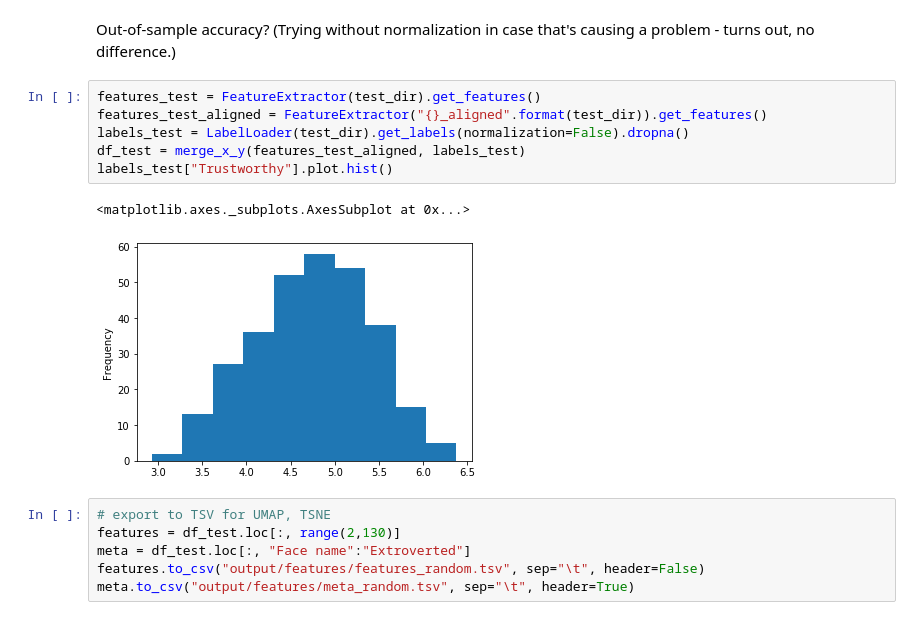
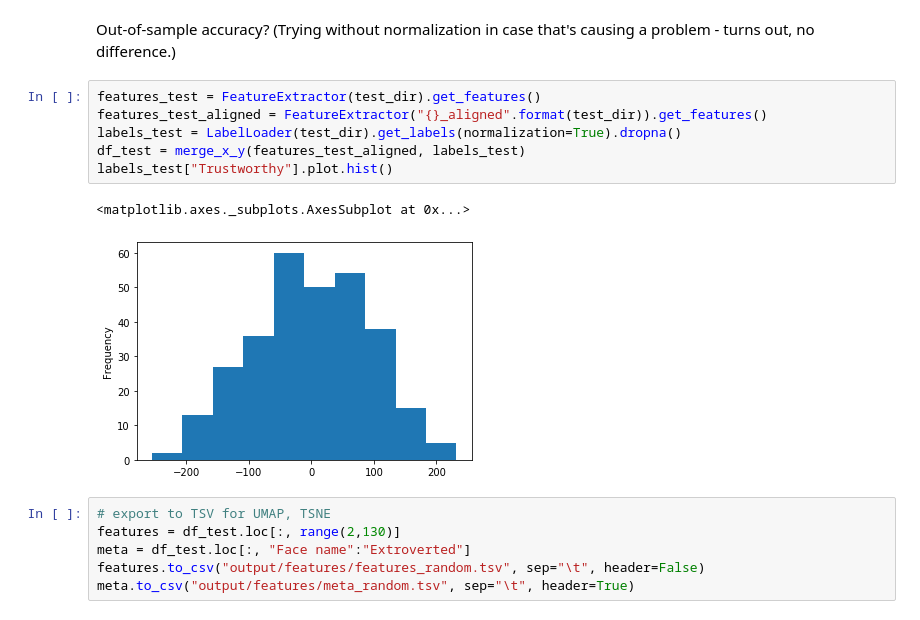
Before and after one commit to ryansteed/learning-appearance-bias, a Jupyter notebook: notebooks/feature-analysis.ipynb, the cells around one changed output. Cells and saved outputs as stored; diff of their text form.

```diff
--- a/notebooks/feature-analysis.ipynb
+++ b/notebooks/feature-analysis.ipynb
@@ -213,12 +245,12 @@ Out-of-sample accuracy?
 # %%
 features_test = FeatureExtractor(test_dir).get_features()
 features_test_aligned = FeatureExtractor("{}_aligned".format(test_dir)).get_features()
-labels_test = LabelLoader(test_dir).get_labels(normalization=False).dropna()
+labels_test = LabelLoader(test_dir).get_labels(normalization=True).dropna()
 df_test = merge_x_y(features_test_aligned, labels_test)
 labels_test["Trustworthy"].plot.hist()
 # %% [output]
 <matplotlib.axes._subplots.AxesSubplot at 0x...>
-[figure, old version]
+[figure, new version]
 # %%
 # export to TSV for UMAP, TSNE
 features = df_test.loc[:, range(2,130)]
```
Also changed, not shown: parts of 14 cells of this notebook, 1 other file.
